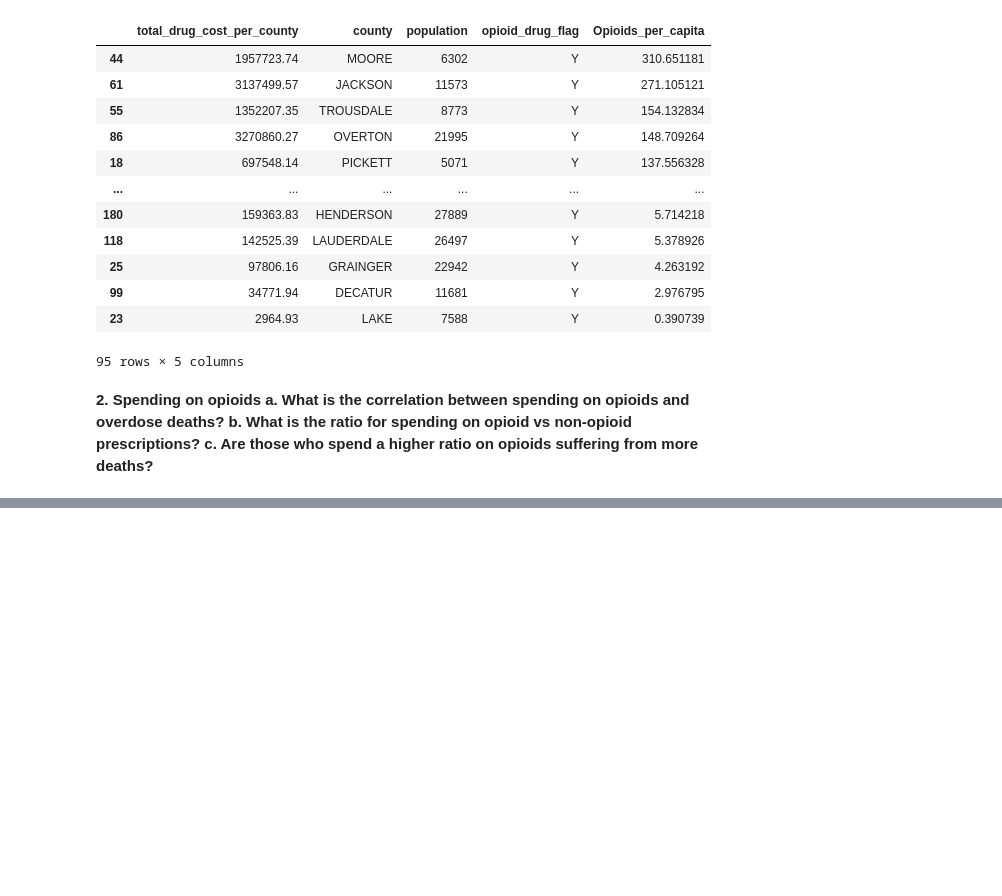
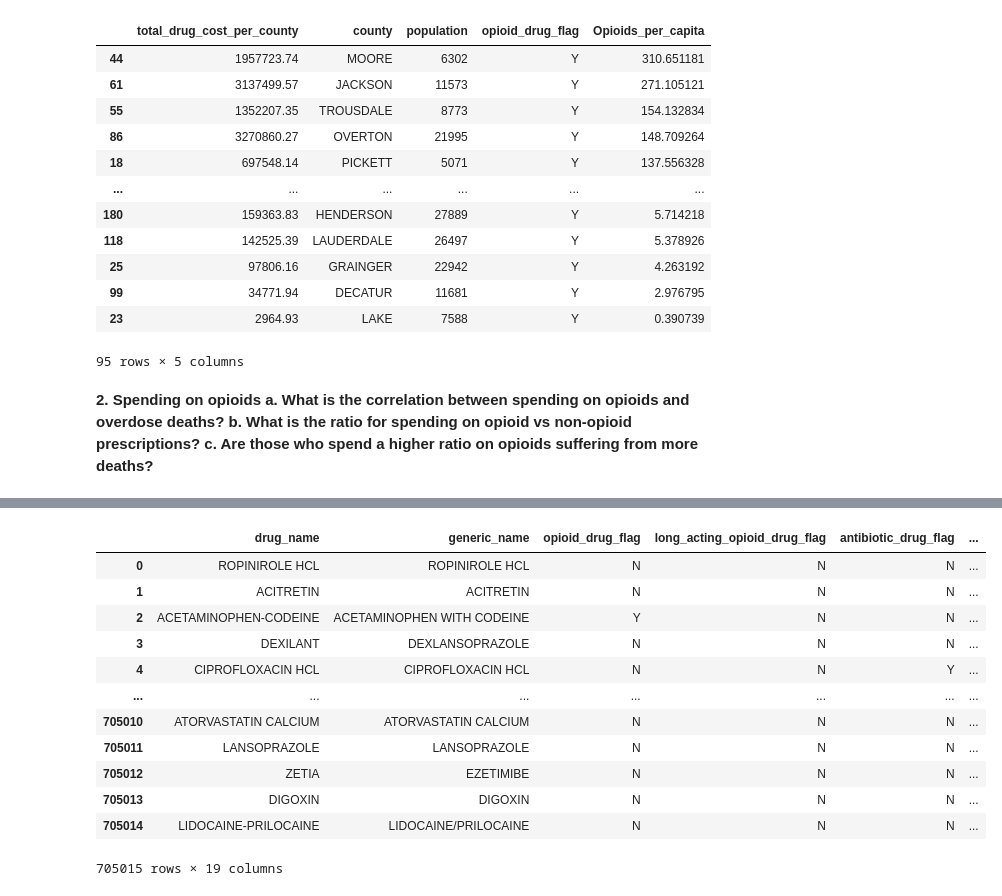
Before and after one commit to NSS-Full-Time-Data-Analytics-14/prescription-drugs-python-snickers, a Jupyter notebook: Notebook/Prescriptions_Project.ipynb, the cells around one changed output, grey strips where cells are left out. Drawn from its saved outputs; the diff is of its cells as text; code cells hidden in the pictures; blank space fills up the shorter version.

```diff
--- a/Notebook/Prescriptions_Project.ipynb
+++ b/Notebook/Prescriptions_Project.ipynb
@@ -319,7 +322,7 @@ question3opioid.sort_values( by ='Opioids_per_capita', ascending = False)
   b. What is the ratio for spending on opioid vs non-opioid prescriptions?
   c. Are those who spend a higher ratio on opioids suffering from more deaths?**
 # %%
-question2 = 'SELECT * FROM prescription INNER JOIN prescriber USING(npi) INNER JOIN zip_fips ON zip_fips.zip = prescriber.nppes_provider_zip5 INNER JOIN population ON zip_fips.fipscounty = population.fipscounty INNER JOIN fips_county ON fips_county.fipscounty = population.fipscounty INNER JOIN drug USING(drug_name) INNER JOIN overdose_deaths ON overdose_deaths.fipscounty::int = population.fipscounty::int'
+question2 = 'SELECT overdose_deaths, total_drug_cost, year, opioid_drug_flag FROM overdose_deaths as od INNER JOIN zip_fips as zf ON od.fipscounty::int = zf.fipscounty::int INNER JOIN prescriber as p1 ON zf.zip = p1.nppes_provider_zip5 INNER JOIN prescription as p2 ON p1.npi = p2.npi INNER JOIN drug as d ON p2.drug_name = d.drug_name GROUP BY year, overdose_deaths, total_drug_cost,opioid_drug_flag'
 # %%
 with engine.connect() as connection:
     question2 = pd.read_sql(text(question2), con = connection)
@@ -327,0 +401,21 @@ question2[['total_drug_cost','overdose_deaths',]]
+# %%
+comparing_cost = 'SELECT * FROM drug as d INNER JOIN prescription USING(drug_name)'
+# %%
+with engine.connect() as connection:
+    comparing_cost = pd.read_sql(text(comparing_cost), con = connection)
+# %%
+comparing_cost
+# %% [output]
+|  | drug_name | generic_name | opioid_drug_flag | long_acting_opioid_drug_flag | antibiotic_drug_flag | ... |
+| 0 | ROPINIROLE HCL | ROPINIROLE HCL | N | N | N | ... |
+| 1 | ACITRETIN | ACITRETIN | N | N | N | ... |
+| 2 | ACETAMINOPHEN-CODEINE | ACETAMINOPHEN WITH CODEINE | Y | N | N | ... |
+| 3 | DEXILANT | DEXLANSOPRAZOLE | N | N | N | ... |
+| 4 | CIPROFLOXACIN HCL | CIPROFLOXACIN HCL | N | N | Y | ... |
+| ... | ... | ... | ... | ... | ... | ... |
+| 705010 | ATORVASTATIN CALCIUM | ATORVASTATIN CALCIUM | N | N | N | ... |
+| 705011 | LANSOPRAZOLE | LANSOPRAZOLE | N | N | N | ... |
+| 705012 | ZETIA | EZETIMIBE | N | N | N | ... |
+| 705013 | DIGOXIN | DIGOXIN | N | N | N | ... |
+| 705014 | LIDOCAINE-PRILOCAINE | LIDOCAINE/PRILOCAINE | N | N | N | ... |
+705015 rows × 19 columns
```
Also changed, not shown: parts of 27 cells of this notebook.
